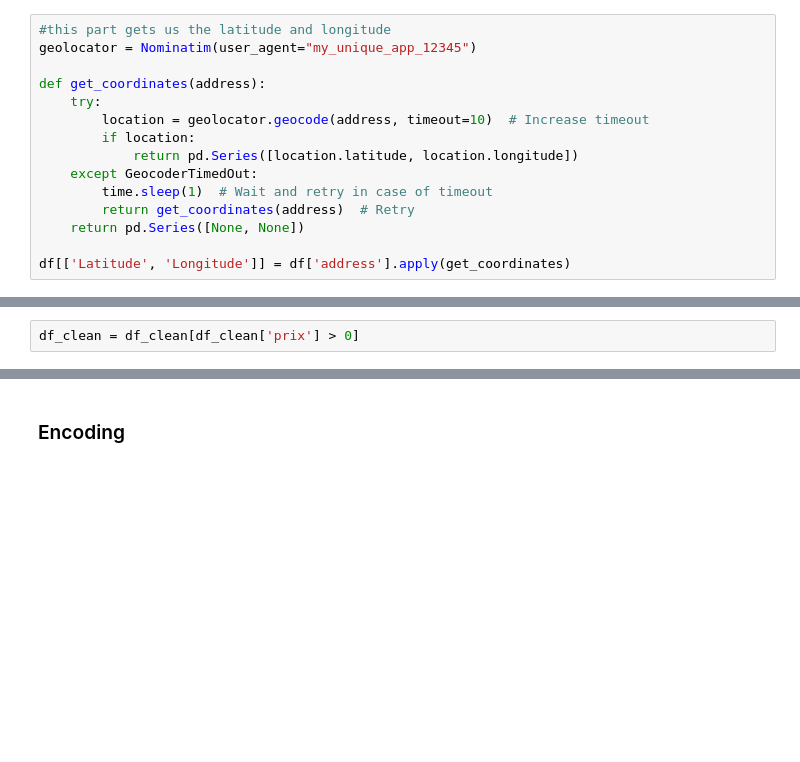
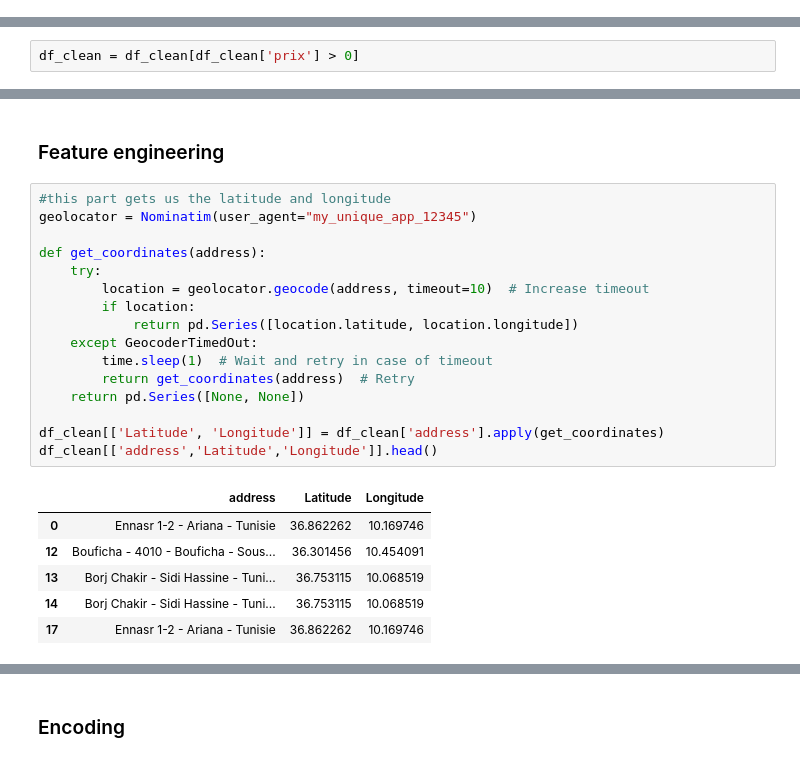
Before and after one commit to Assil10/Monorepo, a Jupyter notebook: AI/prediction model/vente_prediction.ipynb, the cells around one changed output, grey strips where cells are left out. Drawn from its saved outputs; the diff is of its cells as text; blank space fills up the shorter version.

```diff
--- a/AI/prediction model/vente_prediction.ipynb
+++ b/AI/prediction model/vente_prediction.ipynb
@@ -427,18 +422,3 @@ Data columns (total 15 columns):
  14  Type             1010 non-null   object
 dtypes: float64(8), object(7)
 memory usage: 137.5+ KB
-# %%
-#this part gets us the latitude and longitude
-geolocator = Nominatim(user_agent="my_unique_app_12345")
-
-def get_coordinates(address):
-    try:
-        location = geolocator.geocode(address, timeout=10)  # Increase timeout
-        if location:
-            return pd.Series([location.latitude, location.longitude])
-    except GeocoderTimedOut:
-        time.sleep(1)  # Wait and retry in case of timeout
-        return get_coordinates(address)  # Retry
-    return pd.Series([None, None])
-
-df[['Latitude', 'Longitude']] = df['address'].apply(get_coordinates)
@@ -841,0 +815,25 @@ plt.show()
+# %% [markdown]
+### Feature engineering
+# %%
+#this part gets us the latitude and longitude
+geolocator = Nominatim(user_agent="my_unique_app_12345")
+
+def get_coordinates(address):
+    try:
+        location = geolocator.geocode(address, timeout=10)  # Increase timeout
+        if location:
+            return pd.Series([location.latitude, location.longitude])
+    except GeocoderTimedOut:
+        time.sleep(1)  # Wait and retry in case of timeout
+        return get_coordinates(address)  # Retry
+    return pd.Series([None, None])
+
+df_clean[['Latitude', 'Longitude']] = df_clean['address'].apply(get_coordinates)
+df_clean[['address','Latitude','Longitude']].head()
+# %% [output]
+|  | address | Latitude | Longitude |
+| 0 | Ennasr 1-2 - Ariana - Tunisie | 36.862262 | 10.169746 |
+| 12 | Bouficha - 4010 - Bouficha - Sous... | 36.301456 | 10.454091 |
+| 13 | Borj Chakir - Sidi Hassine - Tuni... | 36.753115 | 10.068519 |
+| 14 | Borj Chakir - Sidi Hassine - Tuni... | 36.753115 | 10.068519 |
+| 17 | Ennasr 1-2 - Ariana - Tunisie | 36.862262 | 10.169746 |
```
Also changed, not shown: parts of 56 cells of this notebook, 40 other files.
